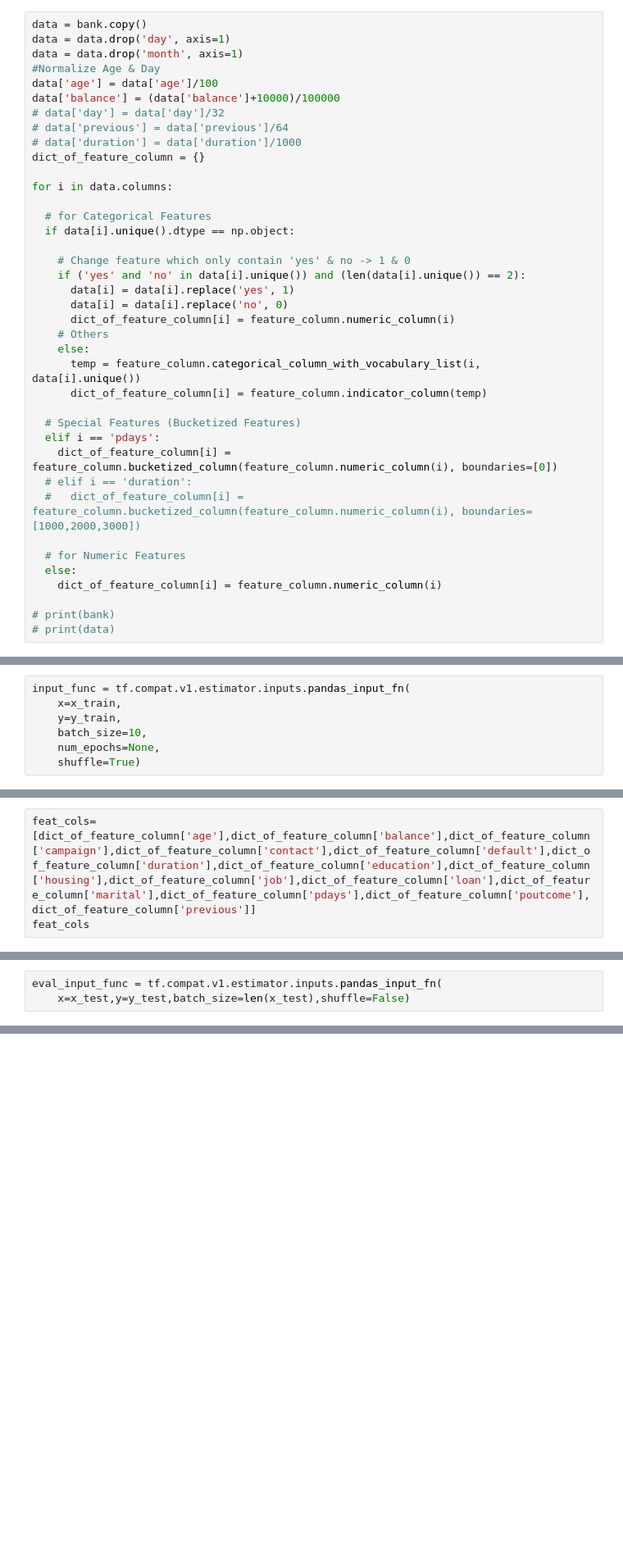
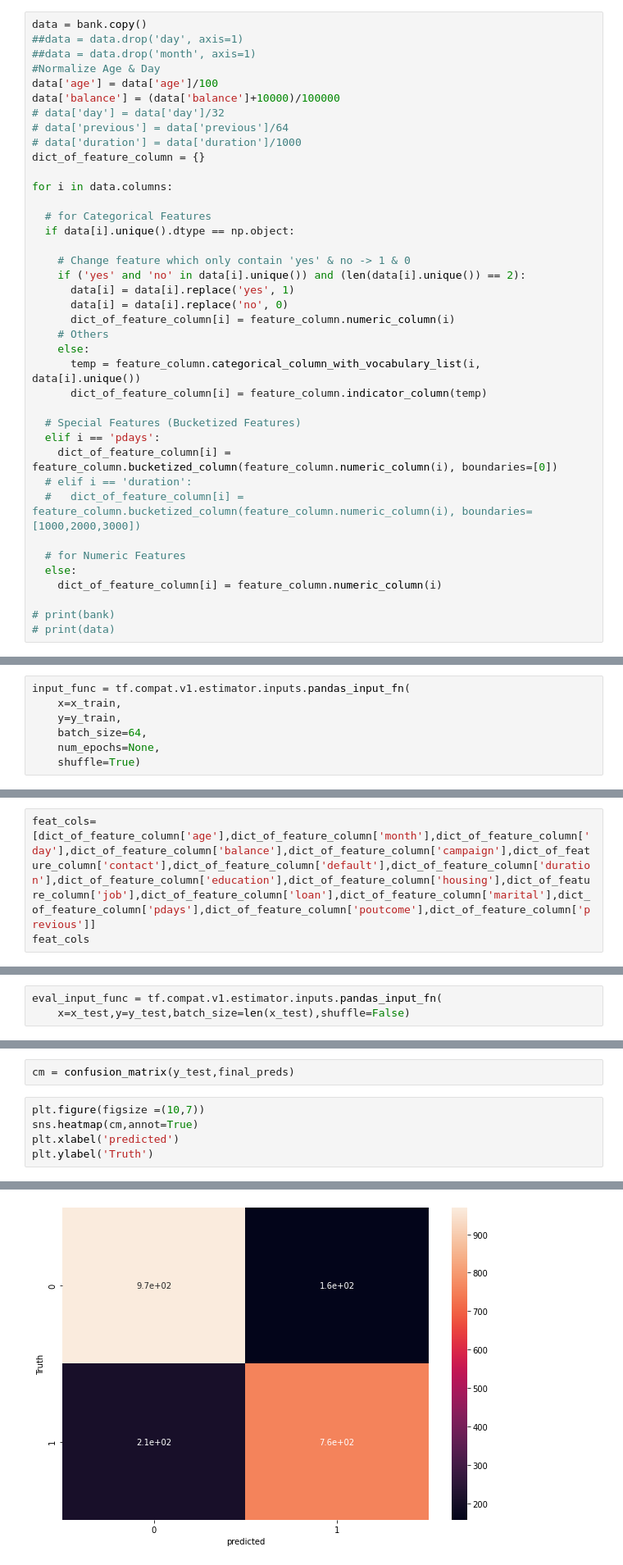
Before and after one commit to putricinto/Machine-Learning-Project---MLCC, a Jupyter notebook: Exercise1_Bank_Classification.ipynb, the cells around one changed output, grey strips where cells are left out. Shown at 82% size. Cells and saved outputs as stored; diff of their text form; blank space fills up the shorter version.

```diff
--- a/Exercise1_Bank_Classification.ipynb
+++ b/Exercise1_Bank_Classification.ipynb
@@ -705,8 +705,8 @@ bank
 11162 rows × 17 columns
 # %%
 data = bank.copy()
-data = data.drop('day', axis=1)
-data = data.drop('month', axis=1)
+##data = data.drop('day', axis=1)
+##data = data.drop('month', axis=1)
 #Normalize Age & Day
 data['age'] = data['age']/100
 data['balance'] = (data['balance']+10000)/100000
@@ -793,6 +795,6 @@ Create Input Function
 input_func = tf.compat.v1.estimator.inputs.pandas_input_fn(
     x=x_train,
     y=y_train,
-    batch_size=10,
+    batch_size=64,
     num_epochs=None,
     shuffle=True)
@@ -801,5 +801,5 @@ WARNING:tensorflow:From /usr/local/lib/python3.6/dist-packages/tensorflow/python
 # %%
-feat_cols=[dict_of_feature_column['age'],dict_of_feature_column['balance'],dict_of_feature_column['campaign'],dict_of_feature_column['contact'],dict_of_feature_column['default'],dict_of_feature_column['duration'],dict_of_feature_column['education'],dict_of_feature_column['housing'],dict_of_feature_column['job'],dict_of_feature_column['loan'],dict_of_feature_column['marital'],dict_of_feature_column['pdays'],dict_of_feature_column['poutcome'],dict_of_feature_column['previous']]
+feat_cols=[dict_of_feature_column['age'],dict_of_feature_column['month'],dict_of_feature_column['day'],dict_of_feature_column['balance'],dict_of_feature_column['campaign'],dict_of_feature_column['contact'],dict_of_feature_column['default'],dict_of_feature_column['duration'],dict_of_feature_column['education'],dict_of_feature_column['housing'],dict_of_feature_column['job'],dict_of_feature_column['loan'],dict_of_feature_column['marital'],dict_of_feature_column['pdays'],dict_of_feature_column['poutcome'],dict_of_feature_column['previous']]
 feat_cols
 # %% [output]
 [NumericColumn(key='age', shape=(1,), default_value=None, dtype=tf.float32, normalizer_fn=None),
@@ -943,0 +948,8 @@ INFO:tensorflow:Saving 'checkpoint_path' summary for global step 5000: /tmp/tmpy
+# %%
+cm = confusion_matrix(y_test,final_preds)
+# %%
+plt.figure(figsize =(10,7))
+sns.heatmap(cm,annot=True)
+plt.xlabel('predicted')
+plt.ylabel('Truth')
+# %% [output]
@@ -943,0 +957 @@ INFO:tensorflow:Saving 'checkpoint_path' summary for global step 5000: /tmp/tmpy
+[figure, added]
```
Also changed, not shown: parts of 12 cells of this notebook.
